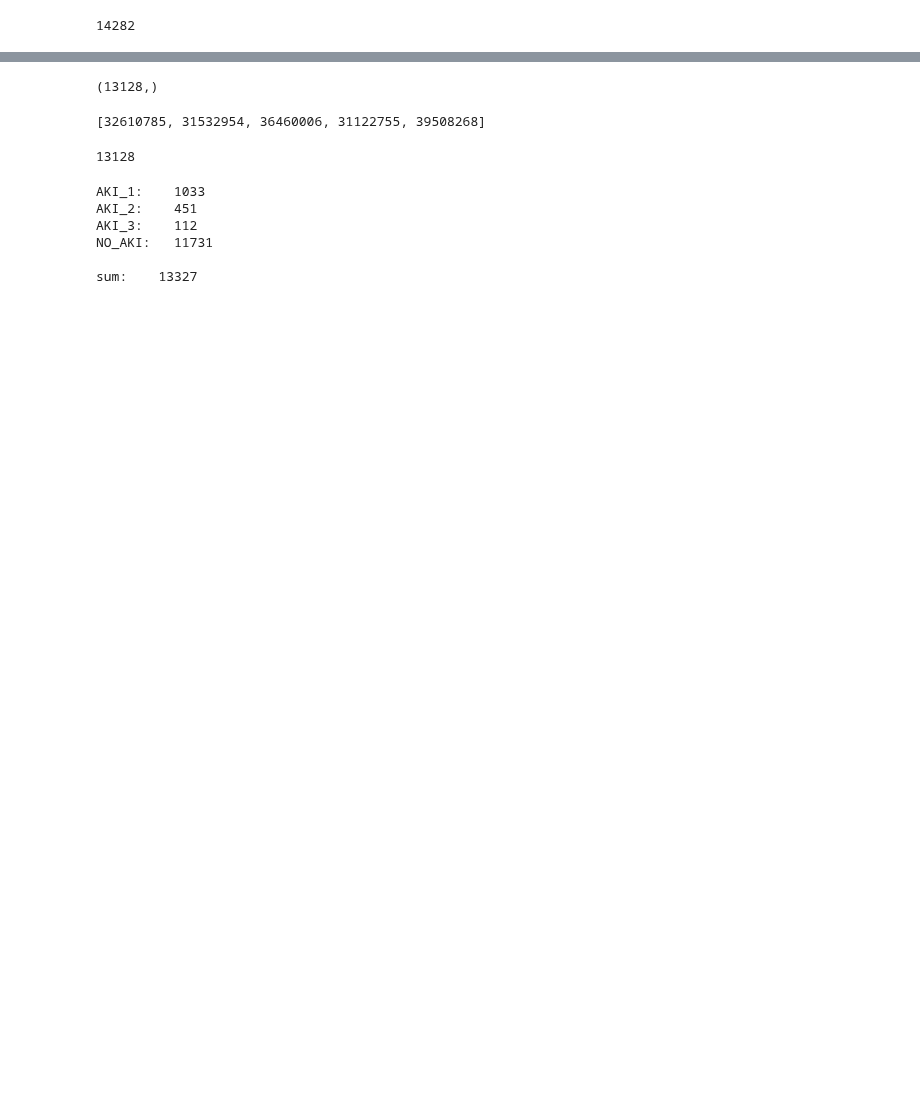
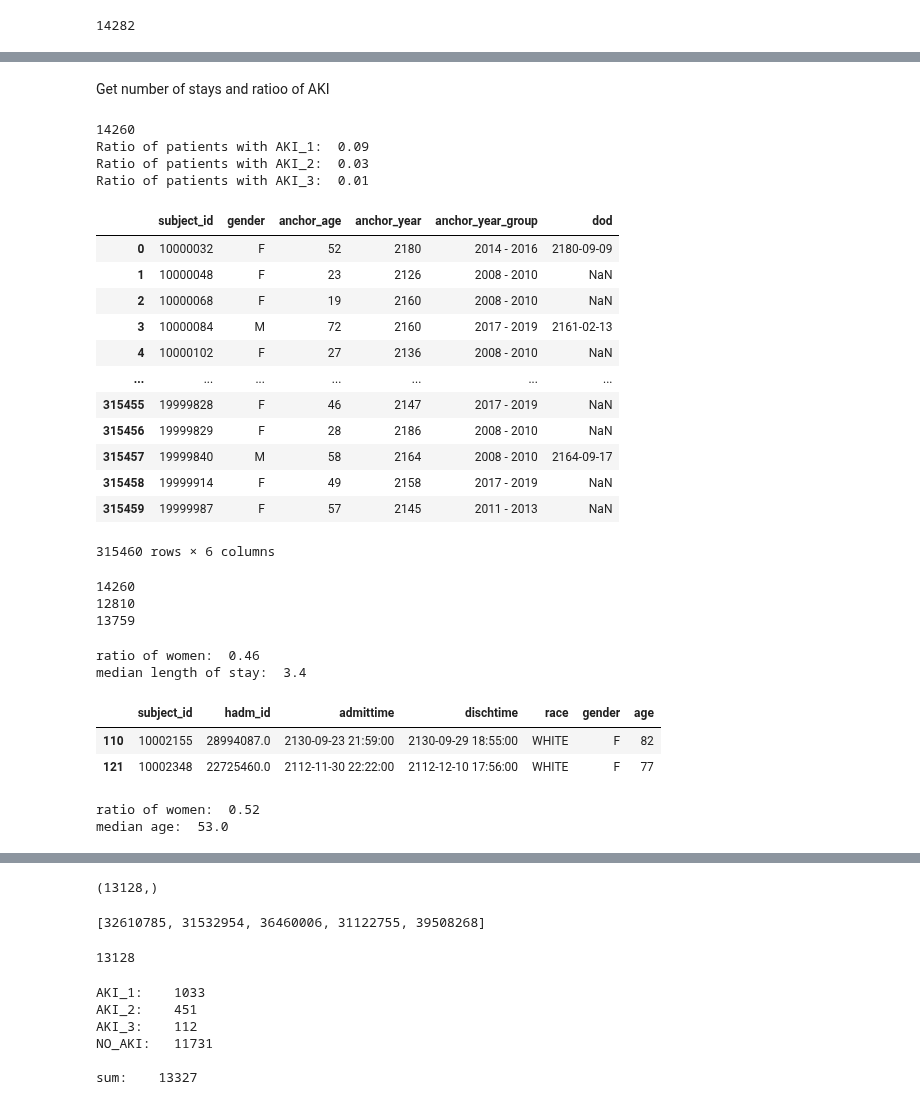
Before and after one commit to maslenkovas/aki_prediction, a Jupyter notebook: other/Cohort_analysis.ipynb, the cells around one changed output, grey strips where cells are left out. Cells and saved outputs as stored; diff of their text form; code cells hidden in the pictures; blank space fills up the shorter version.

```diff
--- a/other/Cohort_analysis.ipynb
+++ b/other/Cohort_analysis.ipynb
@@ -238,0 +299,2 @@ len(stays)
+# %% [markdown]
+Get number of stays and ratioo of AKI
@@ -238,0 +306,44 @@ len(stays)
+# %%
+print(dataset.shape[0])
+print('Ratio of patients with AKI_1: ', np.round((dataset.AKI_1==1).sum()/dataset.shape[0], 2))
+print('Ratio of patients with AKI_2: ', np.round((dataset.AKI_2==1).sum()/dataset.shape[0], 2))
+print('Ratio of patients with AKI_3: ', np.round((dataset.AKI_3==1).sum()/dataset.shape[0], 2))
+# %% [output]
+14260
+Ratio of patients with AKI_1:  0.09
+Ratio of patients with AKI_2:  0.03
+Ratio of patients with AKI_3:  0.01
+# %%
+data_patients[data_patients.subject_id.isin()]
+# %% [output]
+|  | subject_id | gender | anchor_age | anchor_year | anchor_year_group | dod |
+| 0 | 10000032 | F | 52 | 2180 | 2014 - 2016 | 2180-09-09 |
+| 1 | 10000048 | F | 23 | 2126 | 2008 - 2010 | NaN |
+| 2 | 10000068 | F | 19 | 2160 | 2008 - 2010 | NaN |
+| 3 | 10000084 | M | 72 | 2160 | 2017 - 2019 | 2161-02-13 |
+| 4 | 10000102 | F | 27 | 2136 | 2008 - 2010 | NaN |
+| ... | ... | ... | ... | ... | ... | ... |
+| 315455 | 19999828 | F | 46 | 2147 | 2017 - 2019 | NaN |
+| 315456 | 19999829 | F | 28 | 2186 | 2008 - 2010 | NaN |
+| 315457 | 19999840 | M | 58 | 2164 | 2008 - 2010 | 2164-09-17 |
+| 315458 | 19999914 | F | 49 | 2158 | 2017 - 2019 | NaN |
+| 315459 | 19999987 | F | 57 | 2145 | 2011 - 2013 | NaN |
+315460 rows × 6 columns
+# %%
+stays = dataset.stay_id.unique()
+patients = data_icustays[data_icustays.stay_id.isin(stays)].subject_id.unique()
+admissions = data_icustays[data_icustays.stay_id.isin(stays)].hadm_id.unique()
+print(len(stays))
+print(len(patients))
+print(len(admissions))
+# %% [output]
+14260
+12810
+13759
+# %%
+patients_df = data_patients[data_patients.subject_id.isin(patients)]
+print('ratio of women: ', np.round(((patients_df.gender=='F').sum() / patients_df.shape[0]) , 2))
+print('median length of stay: ', np.round(data_icustays[data_icustays.stay_id.isin(stays)].los.median(), 2))
+# %% [output]
+ratio of women:  0.46
+median length of stay:  3.4
@@ -238,0 +364,13 @@ len(stays)
+# %%
+data_demographics = data_demographics[data_demographics.hadm_id.isin(admissions)]
+data_demographics.head(2)
+# %% [output]
+|  | subject_id | hadm_id | admittime | dischtime | race | gender | age |
+| 110 | 10002155 | 28994087.0 | 2130-09-23 21:59:00 | 2130-09-29 18:55:00 | WHITE | F | 82 |
+| 121 | 10002348 | 22725460.0 | 2112-11-30 22:22:00 | 2112-12-10 17:56:00 | WHITE | F | 77 |
+# %%
+print('ratio of women: ', np.round(((data_demographics.gender=='F').sum() / data_demographics.shape[0]), 2))
+print('median age: ', data_demographics.age.median())
+# %% [output]
+ratio of women:  0.52
+median age:  53.0
```
Also changed, not shown: parts of 10 cells of this notebook, 3 other files.
